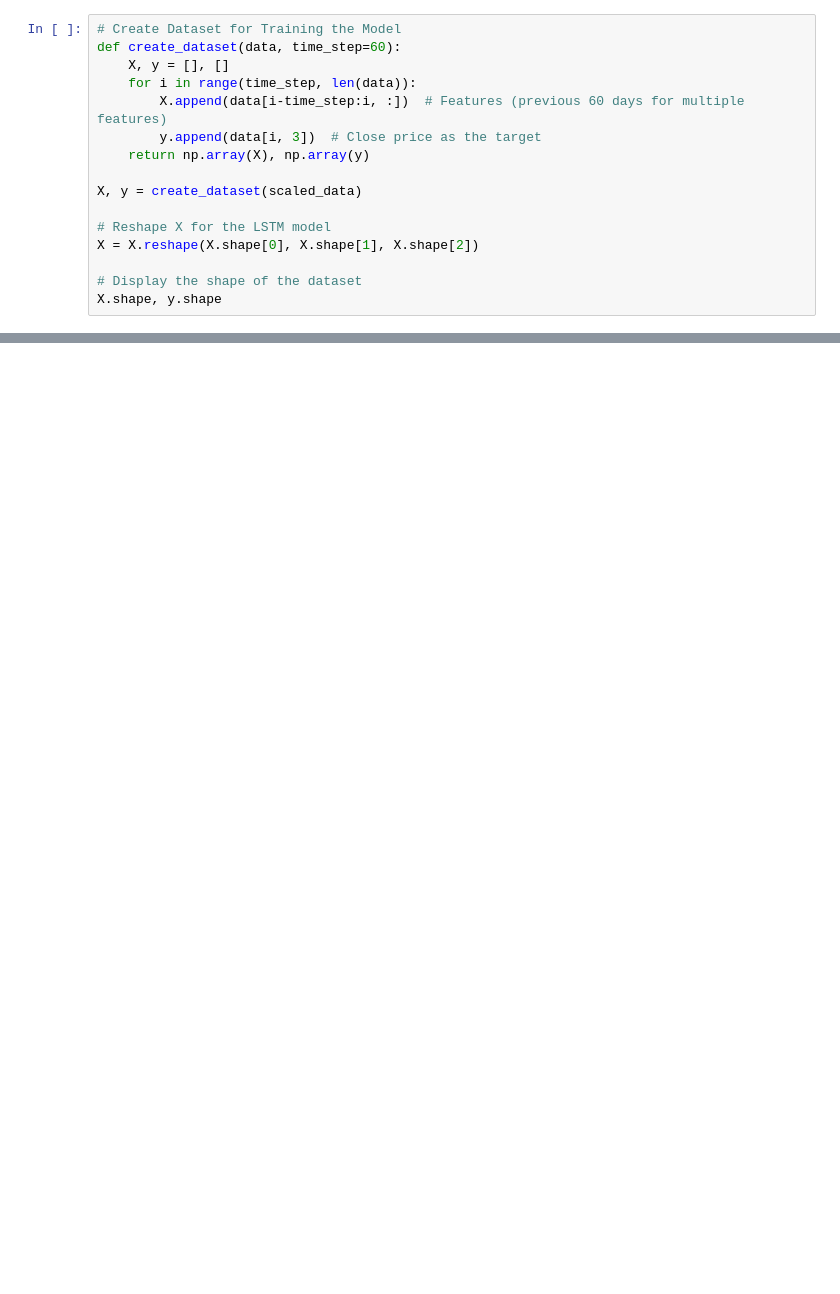
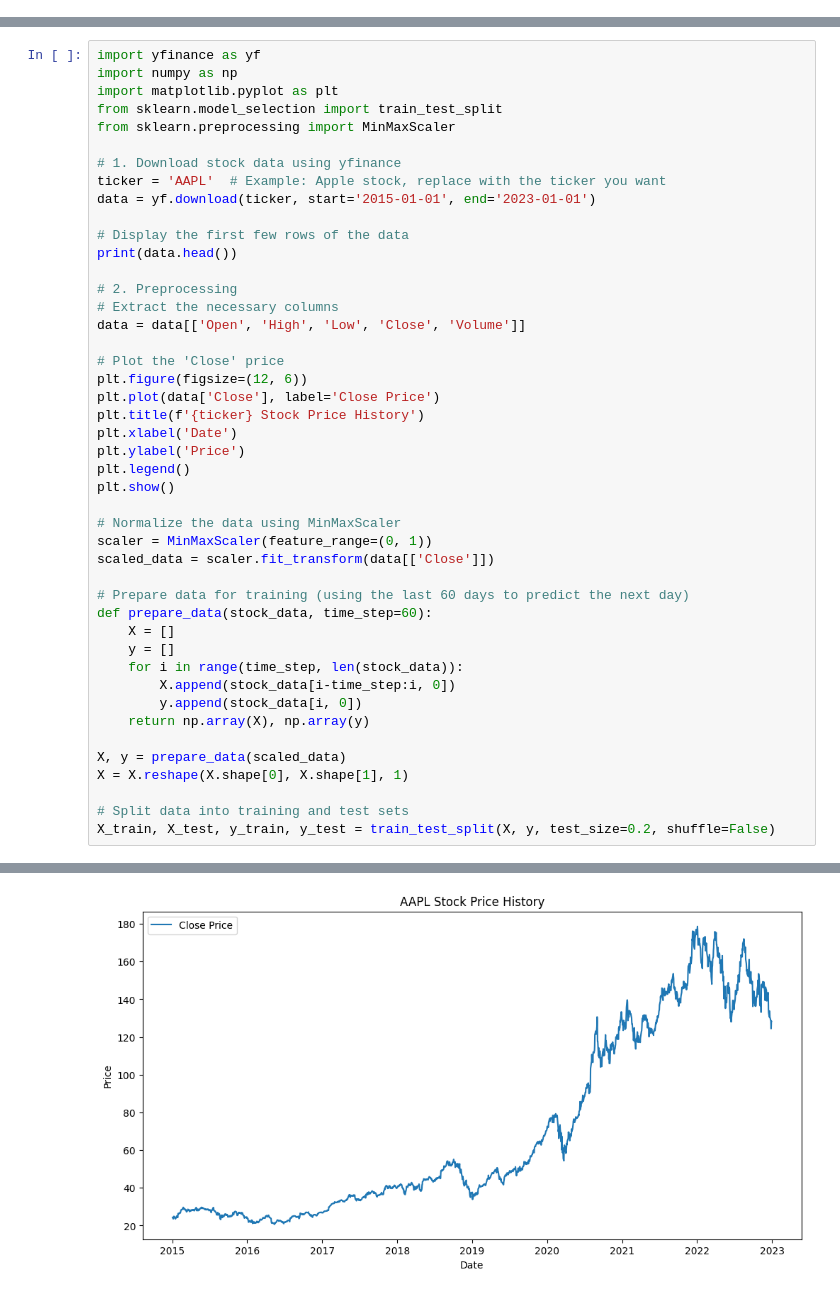
Before and after one commit to zootedmbm/Stock-Price-Prediction, a Jupyter notebook: code.ipynb, the cells around one changed output, grey strips where cells are left out. Drawn from its saved outputs; the diff is of its cells as text; blank space fills up the shorter version.

```diff
--- a/code.ipynb
+++ b/code.ipynb
@@ -84,16 +0,0 @@ array([[0.0036801 , 0.00321626, 0.00392361, 0.00385451, 0.24604896,
-# %%
-# Create Dataset for Training the Model
-def create_dataset(data, time_step=60):
-    X, y = [], []
-    for i in range(time_step, len(data)):
-        X.append(data[i-time_step:i, :])  # Features (previous 60 days for multiple features)
-        y.append(data[i, 3])  # Close price as the target
-    return np.array(X), np.array(y)
-
-X, y = create_dataset(scaled_data)
-
-# Reshape X for the LSTM model
-X = X.reshape(X.shape[0], X.shape[1], X.shape[2])
-
-# Display the shape of the dataset
-X.shape, y.shape
@@ -202,0 +1,46 @@ Predictions for the test set saved to 'predicted_stock_prices.csv'.
+# %%
+import yfinance as yf
+import numpy as np
+import matplotlib.pyplot as plt
+from sklearn.model_selection import train_test_split
+from sklearn.preprocessing import MinMaxScaler
+
+# 1. Download stock data using yfinance
+ticker = 'AAPL'  # Example: Apple stock, replace with the ticker you want
+data = yf.download(ticker, start='2015-01-01', end='2023-01-01')
+
+# Display the first few rows of the data
+print(data.head())
+
+# 2. Preprocessing
+# Extract the necessary columns
+data = data[['Open', 'High', 'Low', 'Close', 'Volume']]
+
+# Plot the 'Close' price
+plt.figure(figsize=(12, 6))
+plt.plot(data['Close'], label='Close Price')
+plt.title(f'{ticker} Stock Price History')
+plt.xlabel('Date')
+plt.ylabel('Price')
+plt.legend()
+plt.show()
+
+# Normalize the data using MinMaxScaler
+scaler = MinMaxScaler(feature_range=(0, 1))
+scaled_data = scaler.fit_transform(data[['Close']])
+
+# Prepare data for training (using the last 60 days to predict the next day)
+def prepare_data(stock_data, time_step=60):
+    X = []
+    y = []
+    for i in range(time_step, len(stock_data)):
+        X.append(stock_data[i-time_step:i, 0])
+        y.append(stock_data[i, 0])
+    return np.array(X), np.array(y)
+
+X, y = prepare_data(scaled_data)
+X = X.reshape(X.shape[0], X.shape[1], 1)
+
+# Split data into training and test sets
+X_train, X_test, y_train, y_test = train_test_split(X, y, test_size=0.2, shuffle=False)
+# %% [output]
@@ -202,0 +56 @@ Predictions for the test set saved to 'predicted_stock_prices.csv'.
+[figure, added]
```
Also changed, not shown: parts of 16 cells of this notebook, 4 other files.
